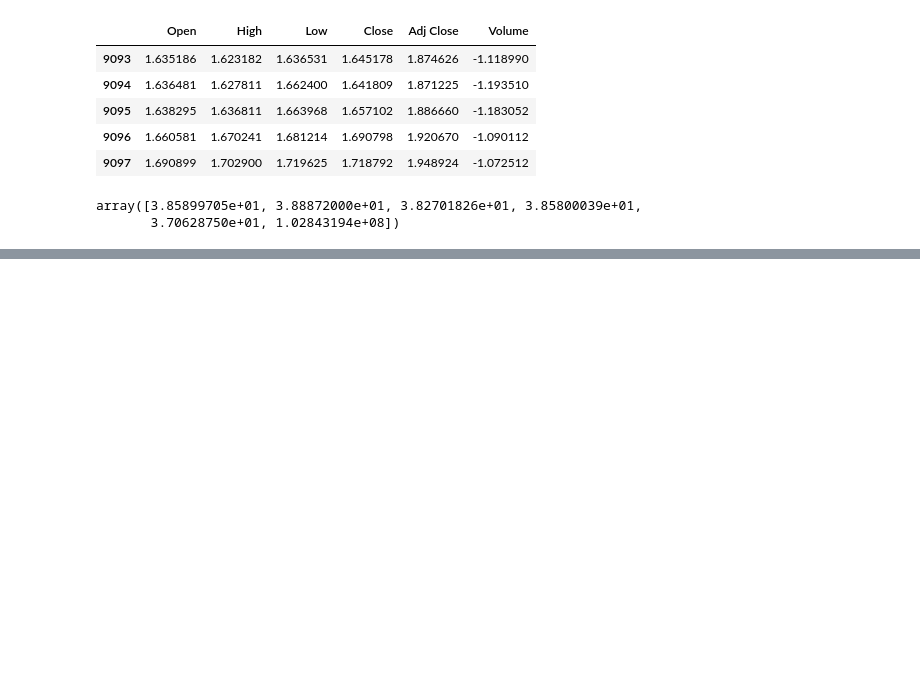
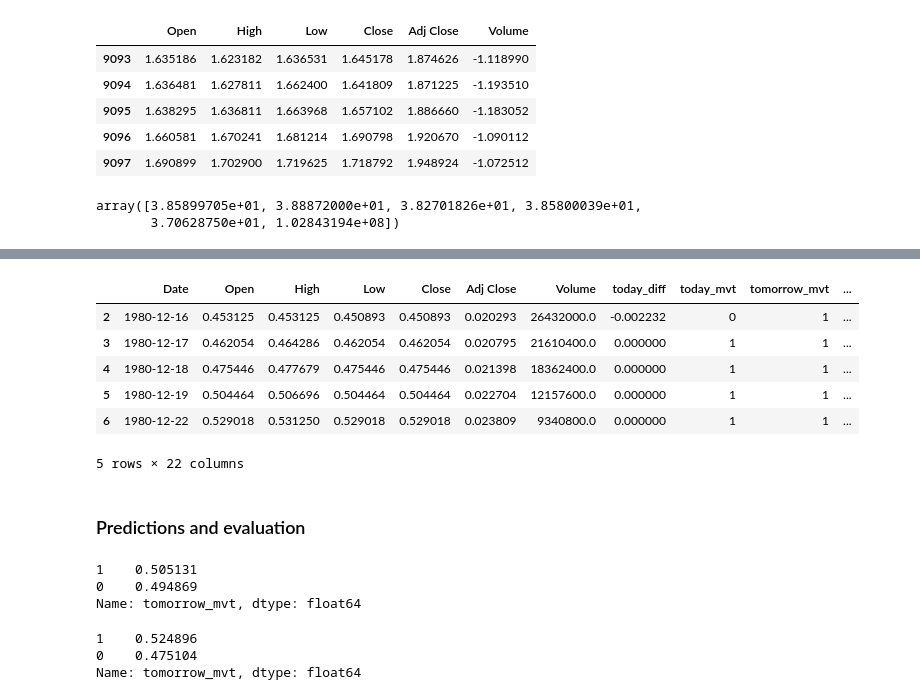
Before and after one commit to NicholasStern/final_project, a Jupyter notebook: price_prediction.ipynb, the cells around one changed output, grey strips where cells are left out. Drawn from its saved outputs; the diff is of its cells as text; code cells hidden in the pictures; blank space fills up the shorter version.

```diff
--- a/price_prediction.ipynb
+++ b/price_prediction.ipynb
@@ -184,0 +342,10 @@ print("{:.2f}% of correct results with threshold={} on train set.".format(is_cor
+# %%
+company_df.head()
+# %% [output]
+|  | Date | Open | High | Low | Close | Adj Close | Volume | today_diff | today_mvt | tomorrow_mvt | ... |
+| 2 | 1980-12-16 | 0.453125 | 0.453125 | 0.450893 | 0.450893 | 0.020293 | 26432000.0 | -0.002232 | 0 | 1 | ... |
+| 3 | 1980-12-17 | 0.462054 | 0.464286 | 0.462054 | 0.462054 | 0.020795 | 21610400.0 | 0.000000 | 1 | 1 | ... |
+| 4 | 1980-12-18 | 0.475446 | 0.477679 | 0.475446 | 0.475446 | 0.021398 | 18362400.0 | 0.000000 | 1 | 1 | ... |
+| 5 | 1980-12-19 | 0.504464 | 0.506696 | 0.504464 | 0.504464 | 0.022704 | 12157600.0 | 0.000000 | 1 | 1 | ... |
+| 6 | 1980-12-22 | 0.529018 | 0.531250 | 0.529018 | 0.529018 | 0.023809 | 9340800.0 | 0.000000 | 1 | 1 | ... |
+5 rows × 22 columns
@@ -184,0 +359,14 @@ print("{:.2f}% of correct results with threshold={} on train set.".format(is_cor
+# %% [markdown]
+### Predictions and evaluation
+# %%
+y_train.value_counts() / y_train.shape[0]
+# %% [output]
+1    0.505131
+0    0.494869
+Name: tomorrow_mvt, dtype: float64
+# %%
+y_test.value_counts() / y_test.shape[0]
+# %% [output]
+1    0.524896
+0    0.475104
+Name: tomorrow_mvt, dtype: float64
```
Also changed, not shown: parts of 50 cells of this notebook, 3 other files.
